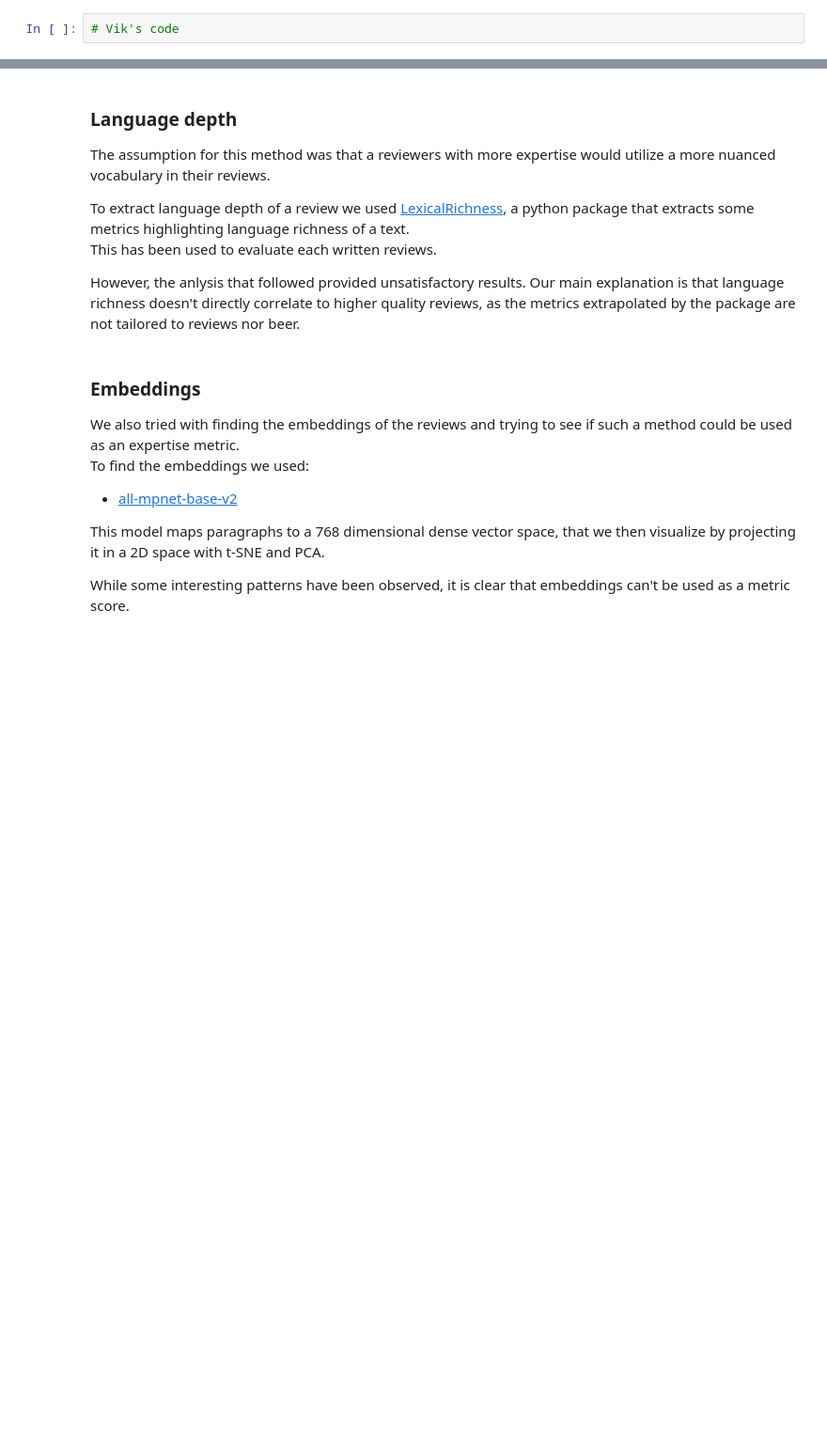
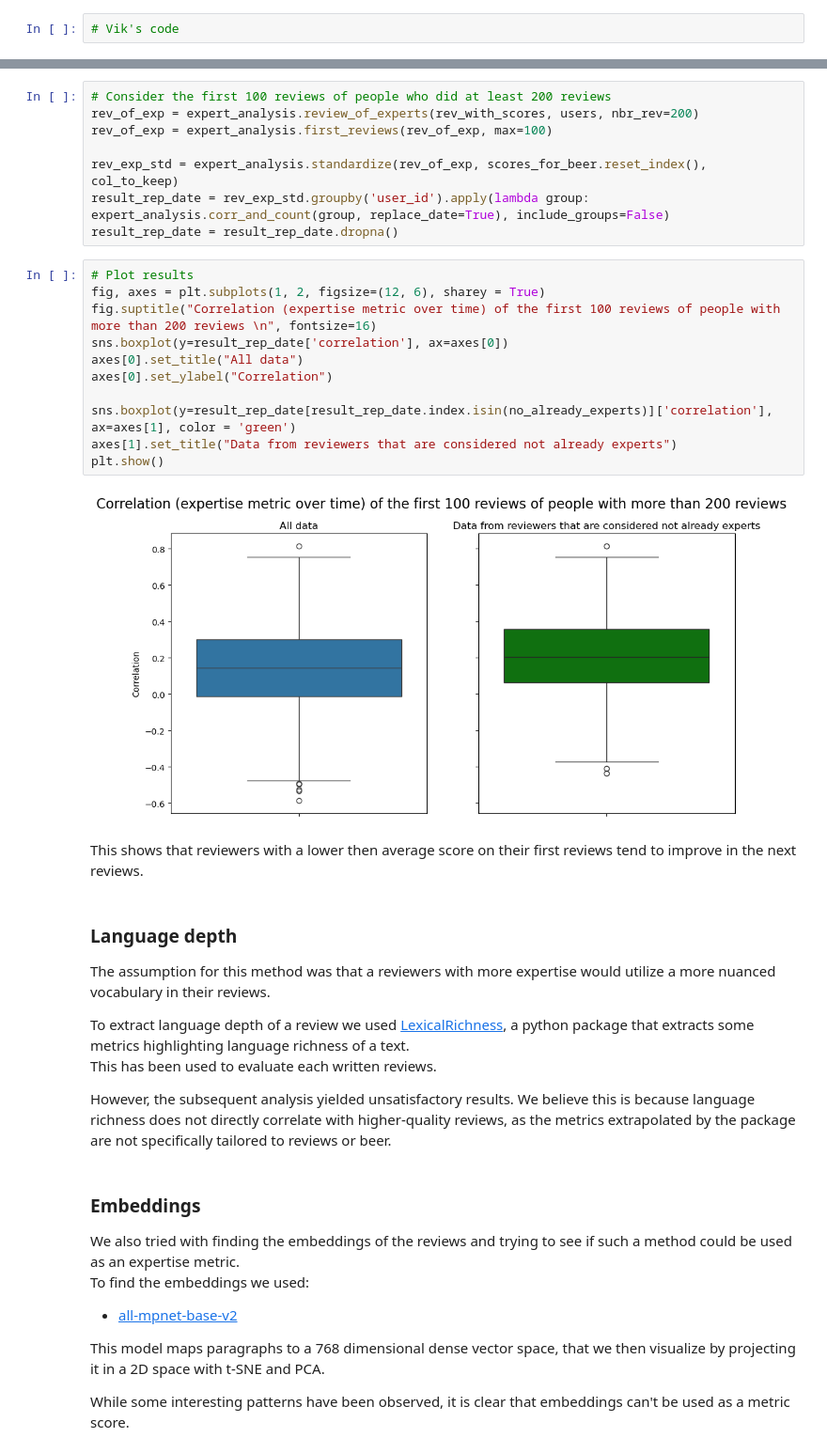
Before and after one commit to nada401/brewing-knowledge, a Jupyter notebook: results.ipynb, the cells around one changed output, grey strips where cells are left out. Shown: that part at 94% size. Cells and saved outputs as stored; diff of their text form; blank space fills up the shorter version.

```diff
--- a/results.ipynb
+++ b/results.ipynb
@@ -173,3 +221,26 @@ PearsonRResult(statistic=0.25250688377961705, pvalue=0.0)
+# %%
+# Consider the first 100 reviews of people who did at least 200 reviews
+rev_of_exp = expert_analysis.review_of_experts(rev_with_scores, users, nbr_rev=200)
+rev_of_exp = expert_analysis.first_reviews(rev_of_exp, max=100)
+
+rev_exp_std = expert_analysis.standardize(rev_of_exp, scores_for_beer.reset_index(), col_to_keep)
+result_rep_date = rev_exp_std.groupby('user_id').apply(lambda group: expert_analysis.corr_and_count(group, replace_date=True), include_groups=False)
+result_rep_date = result_rep_date.dropna()
+# %%
+# Plot results
+fig, axes = plt.subplots(1, 2, figsize=(12, 6), sharey = True)
+fig.suptitle("Correlation (expertise metric over time) of the first 100 reviews of people with more than 200 reviews \n", fontsize=16)
+sns.boxplot(y=result_rep_date['correlation'], ax=axes[0])
+axes[0].set_title("All data")
+axes[0].set_ylabel("Correlation")
+
+sns.boxplot(y=result_rep_date[result_rep_date.index.isin(no_already_experts)]['correlation'], ax=axes[1], color = 'green')
+axes[1].set_title("Data from reviewers that are considered not already experts")
+plt.show()
+# %% [output]
+[figure, added]
+# %% [markdown]
+This shows that reviewers with a lower then average score on their first reviews tend to improve in the next reviews.
 # %% [markdown]
 ### Language depth
 
@@ -180,7 +251,7 @@ To extract language depth of a review we used
 a python package that extracts some metrics highlighting language richness of a text.<br>
 This has been used to evaluate each written reviews.
 
-However, the anlysis that followed provided unsatisfactory results. Our main explanation is that language richness doesn't directly correlate to higher quality reviews, as the metrics extrapolated by the package are not tailored to reviews nor beer.
+However, the subsequent analysis yielded unsatisfactory results. We believe this is because language richness does not directly correlate with higher-quality reviews, as the metrics extrapolated by the package are not specifically tailored to reviews or beer.
 # %% [markdown]
 ### Embeddings
 
```
Also changed, not shown: parts of 19 cells of this notebook, 1 other file.
